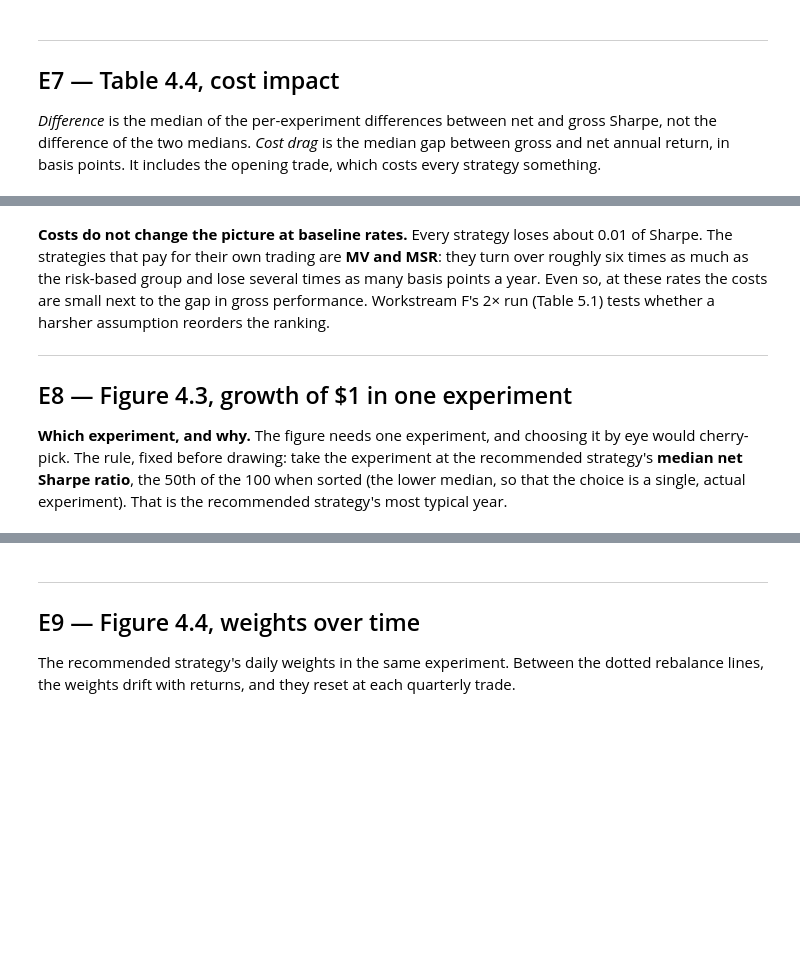
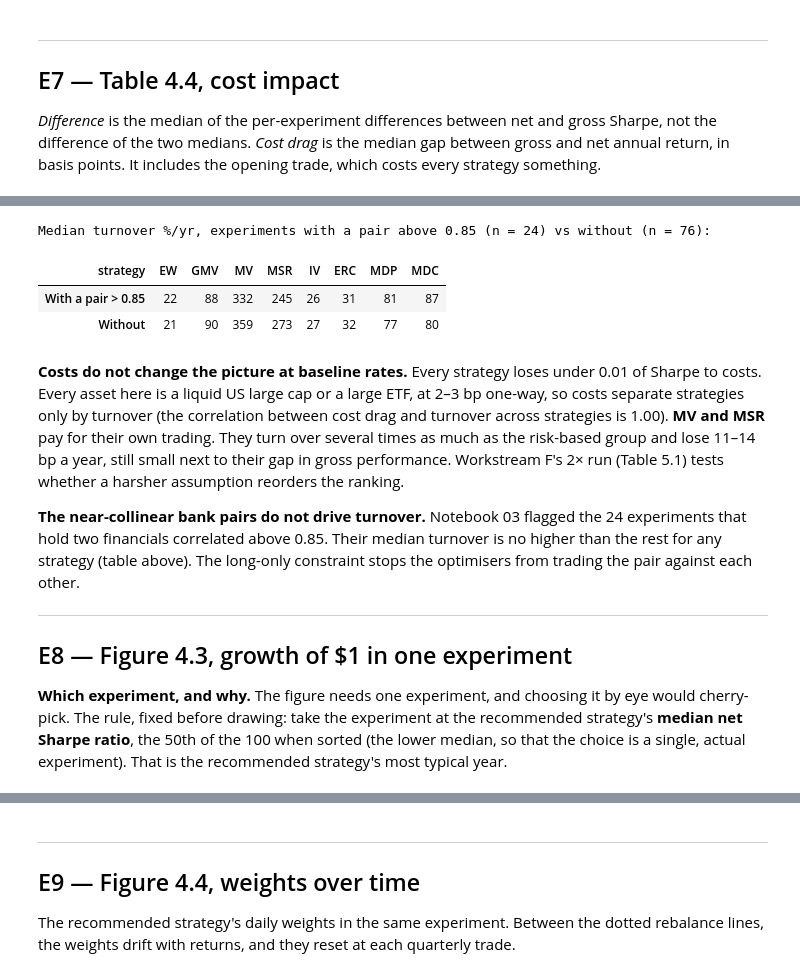
Before and after one commit to christianvanbellen/nova-ims-portfolio-management, a Jupyter notebook: notebooks/06_performance.ipynb, the cells around one changed output, grey strips where cells are left out. Saved outputs shown, nothing was run; the diff lists cells and outputs as text; code cells hidden in the pictures; blank space fills up the shorter version.

```diff
--- a/notebooks/06_performance.ipynb
+++ b/notebooks/06_performance.ipynb
@@ -253,9 +333,32 @@ Correlation of cost drag with turnover across strategies: 0.94
+# %%
+# Notebook 03 flagged subsets holding two financials correlated above 0.85. Do they drive turnover?
+corr_max = {}
+for i, e in experiments.iterrows():
+    r = bt.experiment_prices(prices, e).pct_change().iloc[1:]
+    window = r.iloc[bt.Schedule().estimation - bt.Schedule().lookback: bt.Schedule().estimation].corr()
+    corr_max[i] = window.where(~np.eye(len(window), dtype=bool)).max().max()
+has_pair = pd.Series(corr_max) > 0.85
+turnover = results[("net", "turnover")].unstack("strategy")[cfg.STRATEGY_ORDER] * 100
+print(f"Median turnover %/yr, experiments with a pair above 0.85 (n = {has_pair.sum()}) vs without (n = {(~has_pair).sum()}):")
+display(fmt.style(pd.DataFrame({"With a pair > 0.85": turnover[has_pair].median(),
+                                "Without": turnover[~has_pair].median()}).T, {s: PCT(0) for s in cfg.STRATEGY_ORDER}))
+# %% [output]
+Median turnover %/yr, experiments with a pair above 0.85 (n = 24) vs without (n = 76):
+| strategy | EW | GMV | MV | MSR | IV | ERC | MDP | MDC |
+| With a pair > 0.85 | 22 | 88 | 332 | 245 | 26 | 31 | 81 | 87 |
+| Without | 21 | 90 | 359 | 273 | 27 | 32 | 77 | 80 |
 # %% [markdown]
-**Costs do not change the picture at baseline rates.** Every strategy loses about 0.01 of Sharpe. The
-strategies that pay for their own trading are **MV and MSR**: they turn over roughly six times as much
-as the risk-based group and lose several times as many basis points a year. Even so, at these rates
-the costs are small next to the gap in gross performance. Workstream F's 2× run (Table 5.1) tests
-whether a harsher assumption reorders the ranking.
+**Costs do not change the picture at baseline rates.** Every strategy loses under 0.01 of Sharpe to
+costs. Every asset here is a liquid US large cap or a large ETF, at 2–3 bp one-way, so costs separate
+strategies only by turnover (the correlation between cost drag and turnover across strategies is
+1.00). **MV and MSR** pay for their own trading. They turn over several times as much as the risk-based
+group and lose 11–14 bp a year, still small next to their gap in gross performance. Workstream F's 2×
+run (Table 5.1) tests whether a harsher assumption reorders the ranking.
+
+**The near-collinear bank pairs do not drive turnover.** Notebook 03 flagged the 24 experiments that
+hold two financials correlated above 0.85. Their median turnover is no higher than the rest for any
+strategy (table above). The long-only constraint stops the optimisers from trading the pair against
+each other.
 
 ---
 
```
Also changed, not shown: parts of 23 cells of this notebook, 6 other files.
